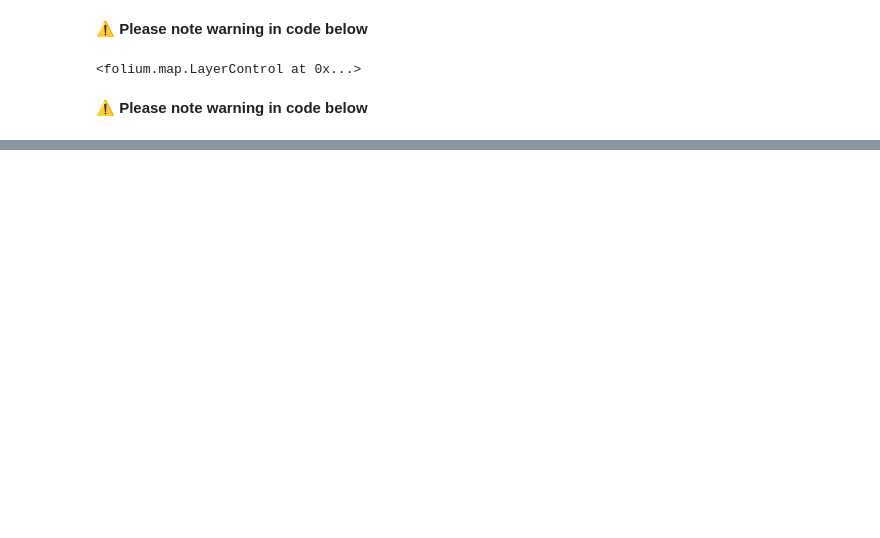
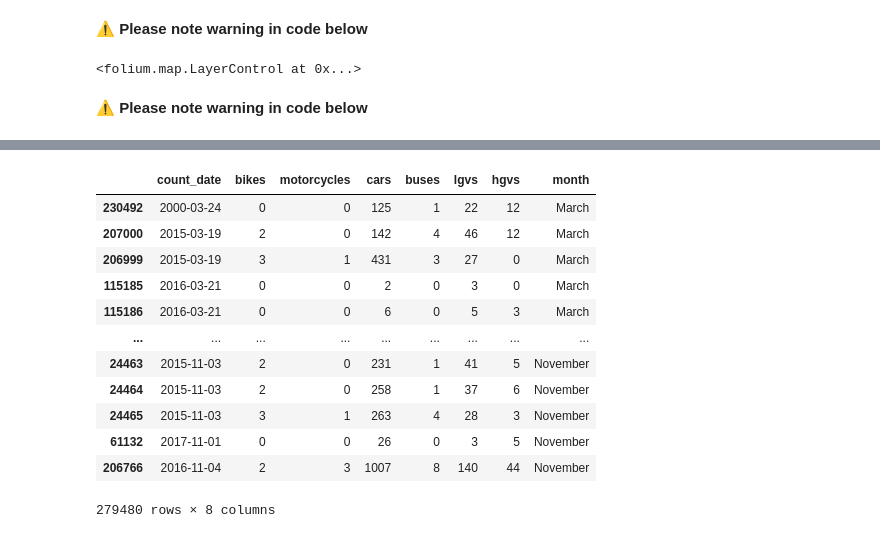
Before and after one commit to c-abbott/scottish-transport-analysis, a Jupyter notebook: project-2-report.ipynb, the cells around one changed output, grey strips where cells are left out. Drawn from its saved outputs; the diff is of its cells as text; code cells hidden in the pictures; blank space fills up the shorter version.

```diff
--- a/project-2-report.ipynb
+++ b/project-2-report.ipynb
@@ -401,13 +368,30 @@ months = ["March", "April", "May", "June", "July", "August",
 # Extract relevant columns for observing variation of counts
 # over the different months for different vehicles
 vehicle_cols = ['count_date', 'bikes', 'motorcycles', 'cars', 'buses', 'lgvs', 'hgvs']
-vehicle_df = df_tidy.copy()
-vehicle_df = vehicle_df[vehicle_cols]
+vehicle_df = df_tidy.copy()[vehicle_cols]
+
 # Create new column for month name
 vehicle_df.loc[:,'month'] = vehicle_df['count_date'].dt.month_name()
+
 # Ordering month_df chronologically
 vehicle_df.loc[:,'month'] = pd.Categorical(vehicle_df['month'], categories=months, ordered=True)
 vehicle_df.sort_values(by='month', inplace=True)
+# %%
+vehicle_df
+# %% [output]
+|  | count_date | bikes | motorcycles | cars | buses | lgvs | hgvs | month |
+| 230492 | 2000-03-24 | 0 | 0 | 125 | 1 | 22 | 12 | March |
+| 207000 | 2015-03-19 | 2 | 0 | 142 | 4 | 46 | 12 | March |
+| 206999 | 2015-03-19 | 3 | 1 | 431 | 3 | 27 | 0 | March |
+| 115185 | 2016-03-21 | 0 | 0 | 2 | 0 | 3 | 0 | March |
+| 115186 | 2016-03-21 | 0 | 0 | 6 | 0 | 5 | 3 | March |
+| ... | ... | ... | ... | ... | ... | ... | ... | ... |
+| 24463 | 2015-11-03 | 2 | 0 | 231 | 1 | 41 | 5 | November |
+| 24464 | 2015-11-03 | 2 | 0 | 258 | 1 | 37 | 6 | November |
+| 24465 | 2015-11-03 | 3 | 1 | 263 | 4 | 28 | 3 | November |
+| 61132 | 2017-11-01 | 0 | 0 | 26 | 0 | 3 | 5 | November |
+| 206766 | 2016-11-04 | 2 | 3 | 1007 | 8 | 140 | 44 | November |
+279480 rows × 8 columns
 # %%
 sns.set_theme(style='whitegrid', font_scale=1.5)
 
```
Also changed, not shown: parts of 40 cells of this notebook.
